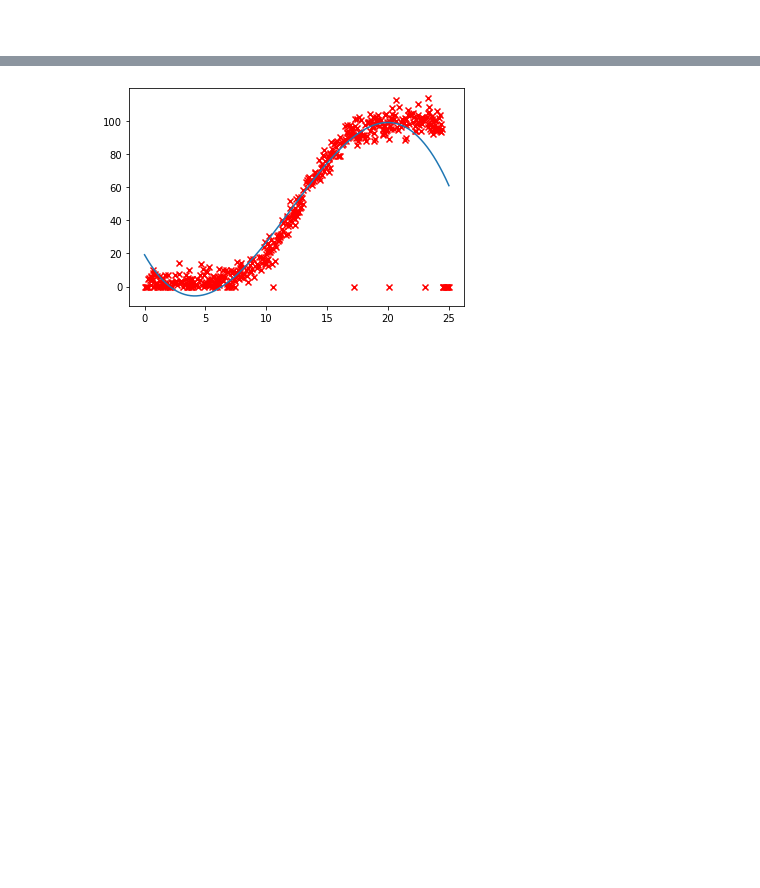
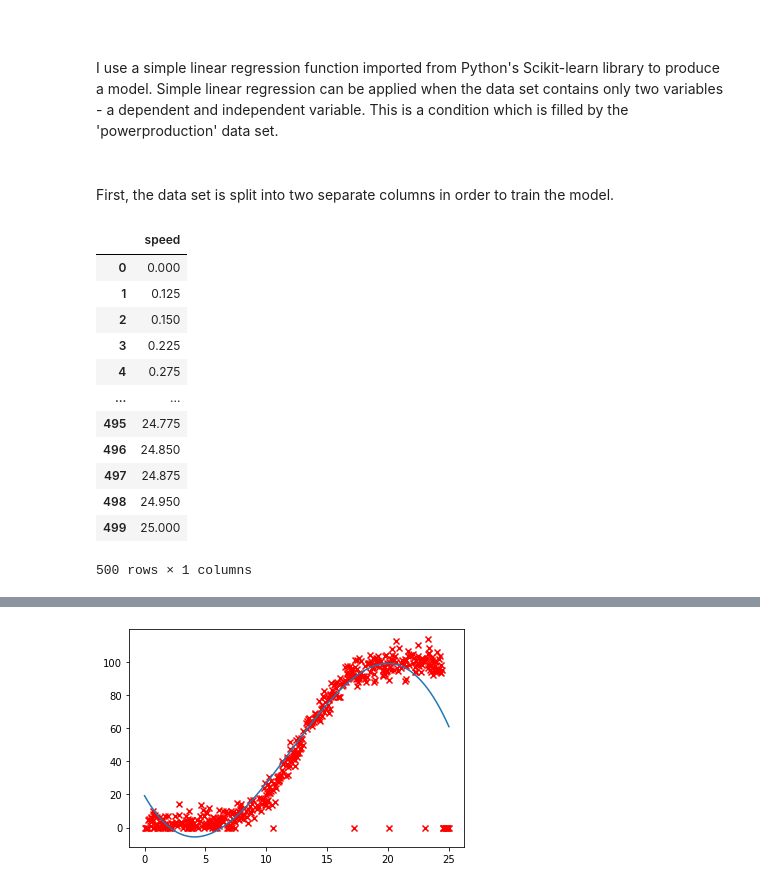
Before and after one commit to colm-o-caoimh/MachineLearning, a Jupyter notebook: Machine Learning and Statistics Project 2020.ipynb, the cells around one changed output, grey strips where cells are left out. Drawn from its saved outputs; the diff is of its cells as text; code cells hidden in the pictures; blank space fills up the shorter version.

```diff
--- a/Machine Learning and Statistics Project 2020.ipynb
+++ b/Machine Learning and Statistics Project 2020.ipynb
@@ -76,3 +77,27 @@ plt.scatter(pp['speed'], pp['power'], color='r', marker='x')
 [figure]
 # %% [markdown]
 <br>
+# %% [markdown]
+I use a simple linear regression function imported from Python's Scikit-learn library to produce a model. Simple linear regression can be applied when the data set contains only two variables - a dependent and independent variable. This is a condition which is filled by the 'powerproduction' data set.
+# %% [markdown]
+<br>
+
+First, the data set is split into two separate columns in order to train the model.
+# %%
+# Create a new dataset containing only values from the speed column and print output
+speed_df = pp.drop('power',axis='columns')
+speed_df
+# %% [output]
+|  | speed |
+| 0 | 0.000 |
+| 1 | 0.125 |
+| 2 | 0.150 |
+| 3 | 0.225 |
+| 4 | 0.275 |
+| ... | ... |
+| 495 | 24.775 |
+| 496 | 24.850 |
+| 497 | 24.875 |
+| 498 | 24.950 |
+| 499 | 25.000 |
+500 rows × 1 columns
```
Also changed, not shown: parts of 16 cells of this notebook.
